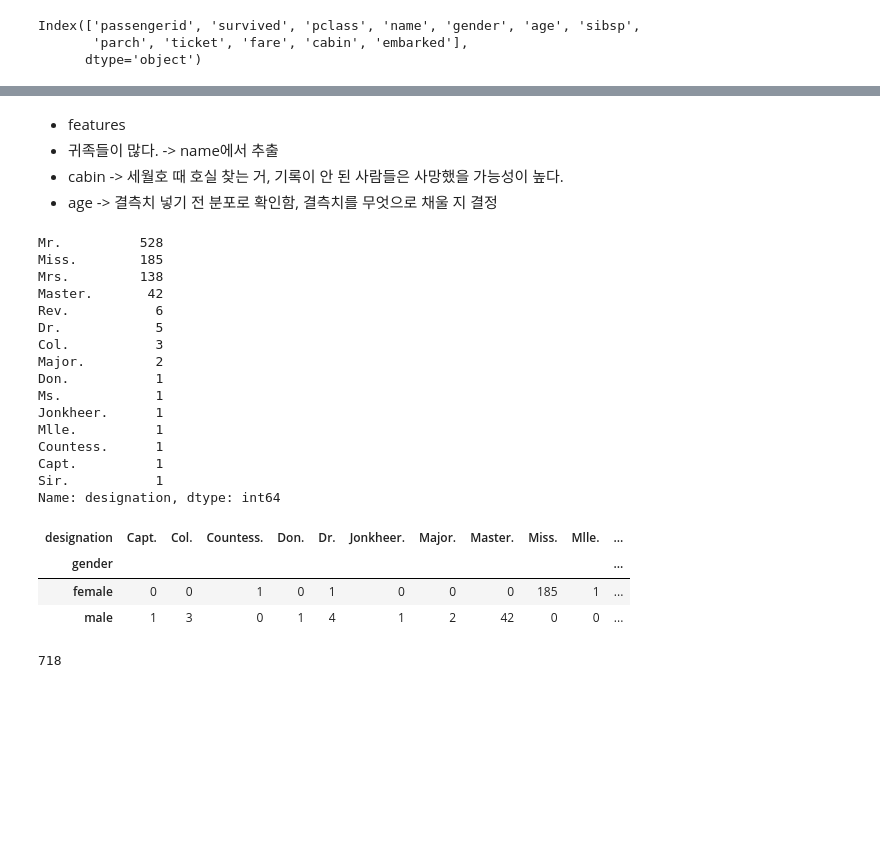
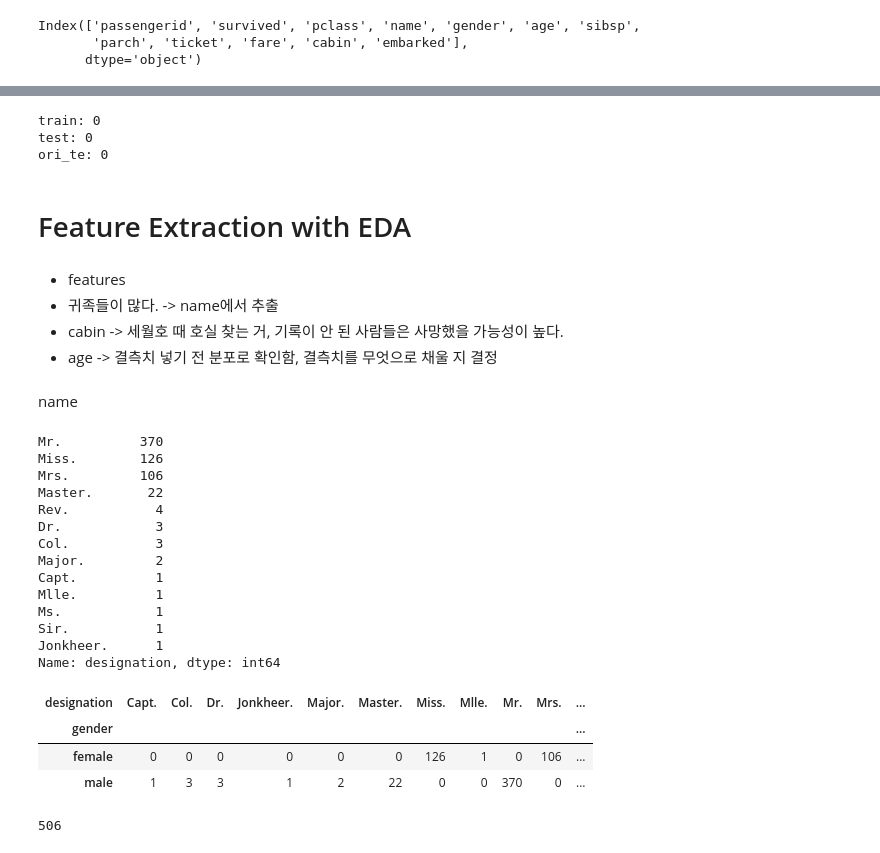
Before and after one commit to seohyun1119/pythonbasic, a Jupyter notebook: mini_project(2)/titanic2.ipynb, the cells around one changed output, grey strips where cells are left out. Saved outputs shown, nothing was run; the diff lists cells and outputs as text; code cells hidden in the pictures; blank space fills up the shorter version.

```diff
--- a/mini_project(2)/titanic2.ipynb
+++ b/mini_project(2)/titanic2.ipynb
@@ -66,0 +85,7 @@ Index(['passengerid', 'survived', 'pclass', 'name', 'gender', 'age', 'sibsp',
+# %%
+y = ori_tr['survived']
+X = ori_tr
+# %%
+X_tr, X_te, y_tr, y_te = train_test_split(
+    X, y, test_size=0.3, stratify=ori_tr['survived'], random_state=random_state
+)
@@ -66,0 +96,4 @@ Index(['passengerid', 'survived', 'pclass', 'name', 'gender', 'age', 'sibsp',
+# %%
+train = X_tr.copy()
+test = X_te.copy()
+ori_te = ori_te.copy()
@@ -67,8 +175,20 @@ Index(['passengerid', 'survived', 'pclass', 'name', 'gender', 'age', 'sibsp',
+# %%
+print('train:', X_tr.isnull().sum().sum())
+print('test:', X_te.isnull().sum().sum())
+print('ori_te:', ori_te.isnull().sum().sum())
+# %% [output]
+train: 0
+test: 0
+ori_te: 0
+# %% [markdown]
+# Feature Extraction with EDA
 # %% [markdown]
 - features
 - 귀족들이 많다. -> name에서 추출
 - cabin -> 세월호 때 호실 찾는 거, 기록이 안 된 사람들은 사망했을 가능성이 높다.
 - age -> 결측치 넣기 전 분포로 확인함, 결측치를 무엇으로 채울 지 결정
+# %% [markdown]
+name
 # %%
 dict_designation = {
     'Mr.': '남성',
@@ -100,36 +220,34 @@ def add_designation(name): # 호칭 함수
       break
   return designation
 
-origin_train['designation'] = origin_train['name'].map(lambda x: add_designation(x))
-origin_test['designation'] = origin_test['name'].map(lambda x: add_designation(x))
+train['designation'] = train['name'].map(lambda x: add_designation(x))
+test['designation'] = test['name'].map(lambda x: add_designation(x))
 
-origin_train.designation.value_counts()
+train.designation.value_counts()
 # %% [output]
-Mr.          528
-Miss.        185
-Mrs.         138
-Master.       42
-Rev.           6
-Dr.            5
+Mr.          370
+Miss.        126
+Mrs.         106
+Master.       22
+Rev.           4
+Dr.            3
 Col.           3
 Major.         2
-Don.           1
+Capt.          1
+Mlle.          1
 Ms.            1
+Sir.           1
 Jonkheer.      1
-Mlle.          1
-Countess.      1
-Capt.          1
-Sir.           1
 Name: designation, dtype: int64
 # %%
-pd.crosstab(origin_train.designation,origin_train.gender).T.style.background_gradient(cmap='summer_r')
+pd.crosstab(train.designation,train.gender).T.style.background_gradient(cmap='summer_r')
 #Checking the Initials with the Gender
 # %% [output]
-| designation | Capt. | Col. | Countess. | Don. | Dr. | Jonkheer. | Major. | Master. | Miss. | Mlle. | ... |
+| designation | Capt. | Col. | Dr. | Jonkheer. | Major. | Master. | Miss. | Mlle. | Mr. | Mrs. | ... |
 | gender |  |  |  |  |  |  |  |  |  |  | ... |
-| female | 0 | 0 | 1 | 0 | 1 | 0 | 0 | 0 | 185 | 1 | ... |
-| male | 1 | 3 | 0 | 1 | 4 | 1 | 2 | 42 | 0 | 0 | ... |
+| female | 0 | 0 | 0 | 0 | 0 | 0 | 126 | 1 | 0 | 106 | ... |
+| male | 1 | 3 | 3 | 1 | 2 | 22 | 0 | 0 | 370 | 0 | ... |
 # %%
-origin_train.cabin.isnull().sum()
+train.cabin.isnull().sum()
 # %% [output]
-718
+506
```
Also changed, not shown: parts of 55 cells of this notebook, 1 other file.
